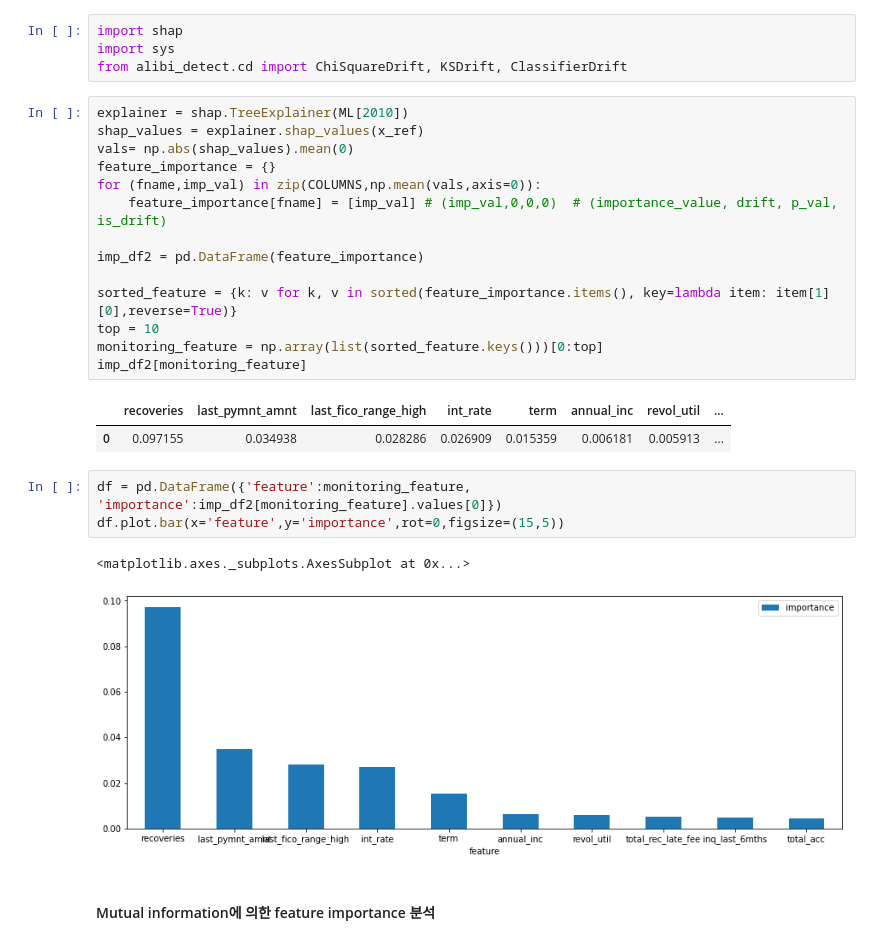
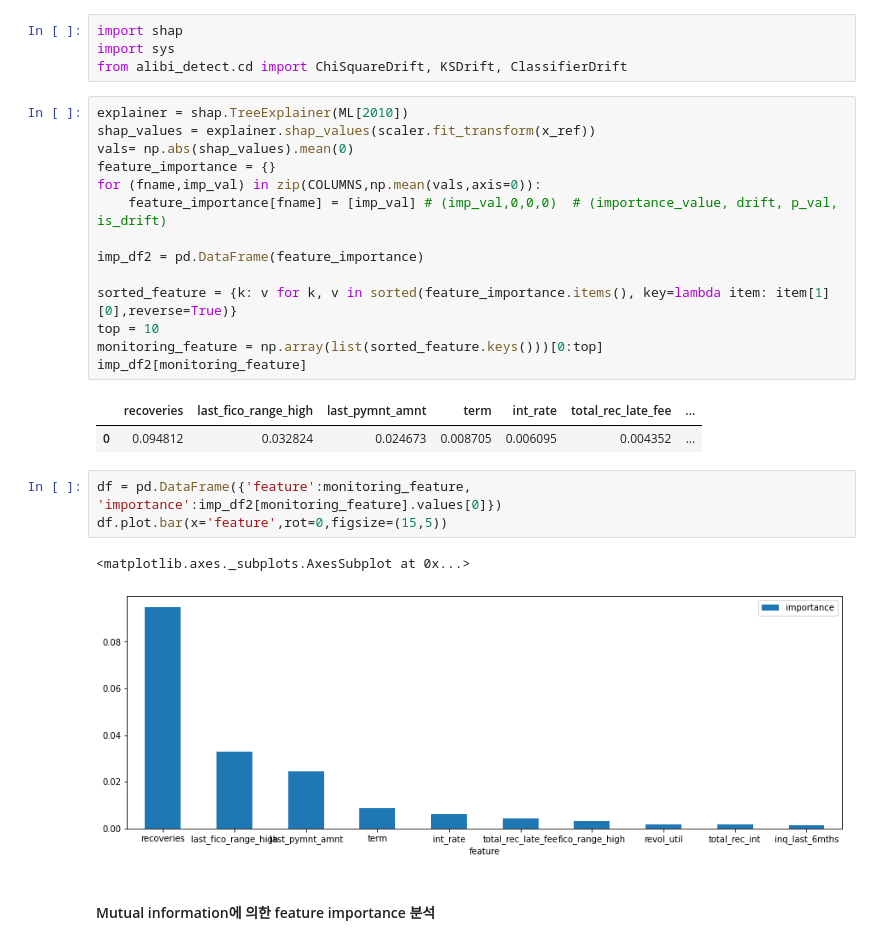
Before and after one commit to dolmani38/concept_drift, a Jupyter notebook: Concept drift의 탐지 방법_0114.ipynb, the cells around one changed output. Cells and saved outputs as stored; diff of their text form.

```diff
--- a/Concept drift의 탐지 방법_0114.ipynb
+++ b/Concept drift의 탐지 방법_0114.ipynb
@@ -475,7 +454,7 @@ import sys
 from alibi_detect.cd import ChiSquareDrift, KSDrift, ClassifierDrift
 # %%
 explainer = shap.TreeExplainer(ML[2010])
-shap_values = explainer.shap_values(x_ref)
+shap_values = explainer.shap_values(scaler.fit_transform(x_ref))
 vals= np.abs(shap_values).mean(0)
 feature_importance = {}
 for (fname,imp_val) in zip(COLUMNS,np.mean(vals,axis=0)):
@@ -488,14 +467,14 @@ top = 10
 monitoring_feature = np.array(list(sorted_feature.keys()))[0:top]
 imp_df2[monitoring_feature]
 # %% [output]
-|  | recoveries | last_pymnt_amnt | last_fico_range_high | int_rate | term | annual_inc | revol_util | ... |
-| 0 | 0.097155 | 0.034938 | 0.028286 | 0.026909 | 0.015359 | 0.006181 | 0.005913 | ... |
+|  | recoveries | last_fico_range_high | last_pymnt_amnt | term | int_rate | total_rec_late_fee | ... |
+| 0 | 0.094812 | 0.032824 | 0.024673 | 0.008705 | 0.006095 | 0.004352 | ... |
 # %%
 df = pd.DataFrame({'feature':monitoring_feature, 'importance':imp_df2[monitoring_feature].values[0]})
-df.plot.bar(x='feature',y='importance',rot=0,figsize=(15,5))
+df.plot.bar(x='feature',rot=0,figsize=(15,5))
 # %% [output]
 <matplotlib.axes._subplots.AxesSubplot at 0x...>
-[figure, old version]
+[figure, new version]
 # %% [markdown]
 #### Mutual information에 의한 feature importance 분석
 # %%
```
Also changed, not shown: parts of 36 cells of this notebook.
